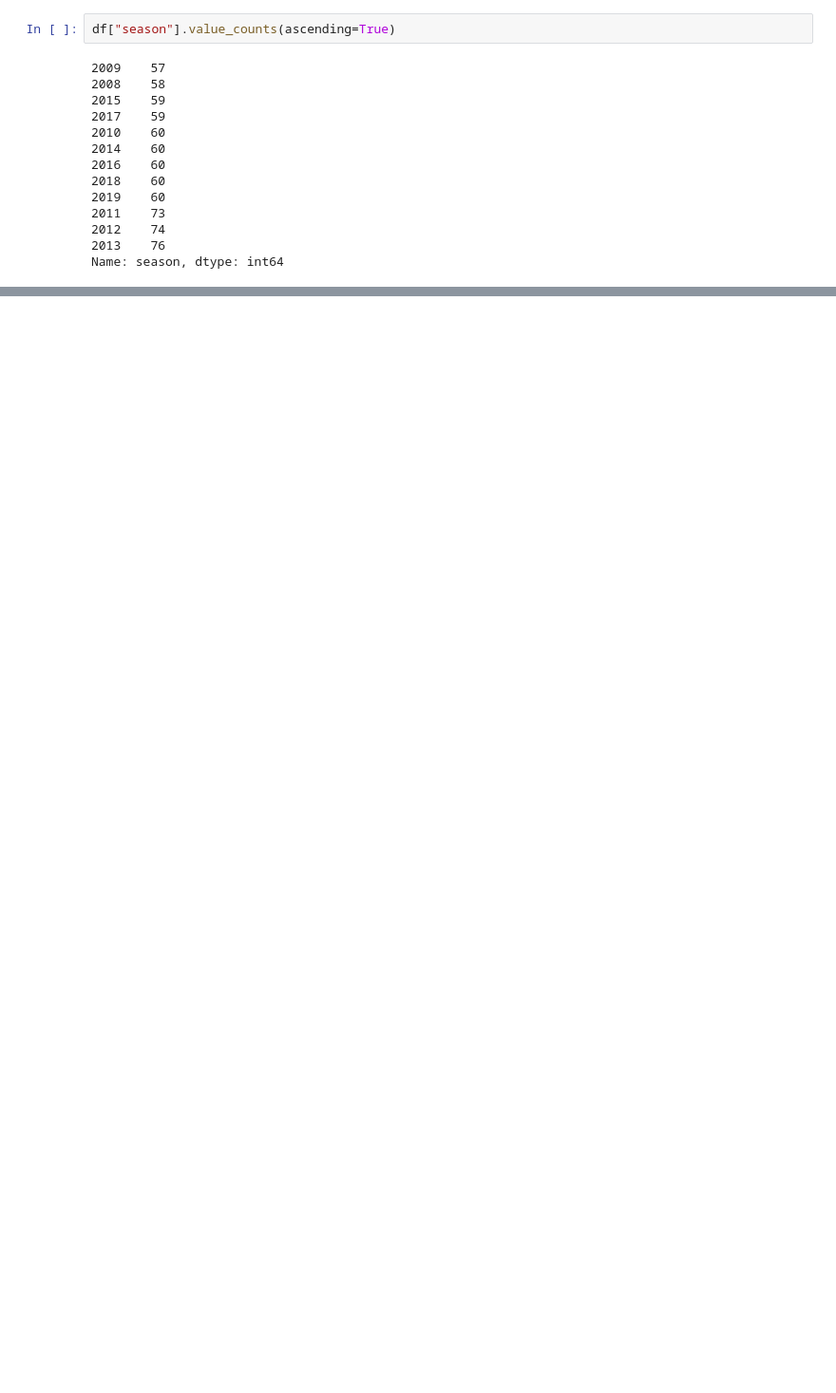
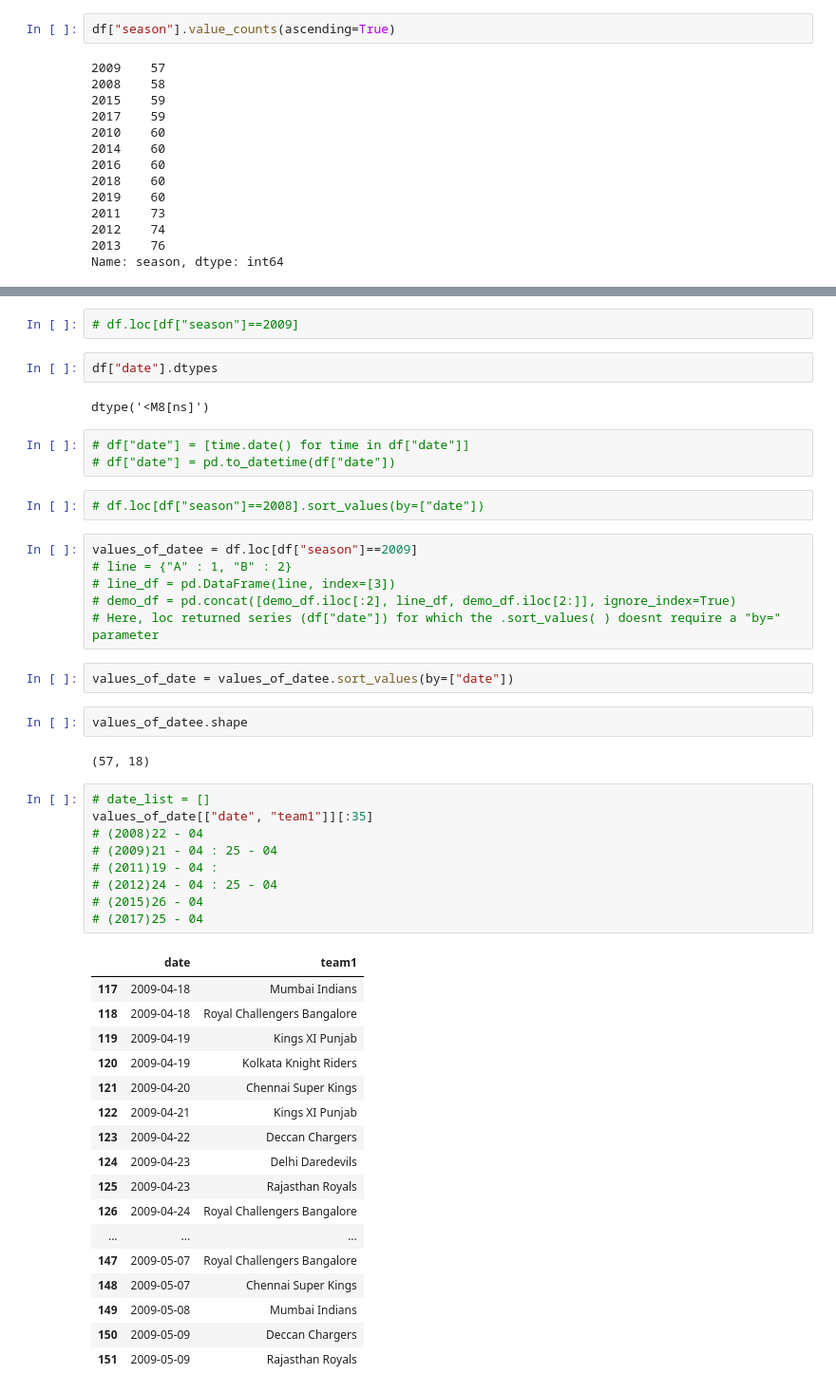
Before and after one commit to sheldonr15/IPL_data, a Jupyter notebook: notebooks/my_capstone2_freshman.ipynb, the cells around one changed output, grey strips where cells are left out. Shown at 95% size. Cells and saved outputs as stored; diff of their text form; blank space fills up the shorter version.

```diff
--- a/notebooks/my_capstone2_freshman.ipynb
+++ b/notebooks/my_capstone2_freshman.ipynb
@@ -92,0 +98,50 @@ Name: season, dtype: int64
+# %%
+# df.loc[df["season"]==2009]
+# %%
+df["date"].dtypes
+# %% [output]
+dtype('<M8[ns]')
+# %%
+# df["date"] = [time.date() for time in df["date"]]
+# df["date"] = pd.to_datetime(df["date"])
+# %%
+# df.loc[df["season"]==2008].sort_values(by=["date"])
+# %%
+values_of_datee = df.loc[df["season"]==2009]
+# line = {"A" : 1, "B" : 2}
+# line_df = pd.DataFrame(line, index=[3])
+# demo_df = pd.concat([demo_df.iloc[:2], line_df, demo_df.iloc[2:]], ignore_index=True)
+# Here, loc returned series (df["date"]) for which the .sort_values( ) doesnt require a "by=" parameter
+# %%
+values_of_date = values_of_datee.sort_values(by=["date"])
+# %%
+values_of_datee.shape
+# %% [output]
+(57, 18)
+# %%
+# date_list = []
+values_of_date[["date", "team1"]][:35]
+# (2008)22 - 04
+# (2009)21 - 04 : 25 - 04
+# (2011)19 - 04 :
+# (2012)24 - 04 : 25 - 04
+# (2015)26 - 04
+# (2017)25 - 04
+# %% [output]
+|  | date | team1 |
+| 117 | 2009-04-18 | Mumbai Indians |
+| 118 | 2009-04-18 | Royal Challengers Bangalore |
+| 119 | 2009-04-19 | Kings XI Punjab |
+| 120 | 2009-04-19 | Kolkata Knight Riders |
+| 121 | 2009-04-20 | Chennai Super Kings |
+| 122 | 2009-04-21 | Kings XI Punjab |
+| 123 | 2009-04-22 | Deccan Chargers |
+| 124 | 2009-04-23 | Delhi Daredevils |
+| 125 | 2009-04-23 | Rajasthan Royals |
+| 126 | 2009-04-24 | Royal Challengers Bangalore |
+| ... | ... | ... |
+| 147 | 2009-05-07 | Royal Challengers Bangalore |
+| 148 | 2009-05-07 | Chennai Super Kings |
+| 149 | 2009-05-08 | Mumbai Indians |
+| 150 | 2009-05-09 | Deccan Chargers |
+| 151 | 2009-05-09 | Rajasthan Royals |
```
Also changed, not shown: parts of 13 cells of this notebook, 7 other files.
